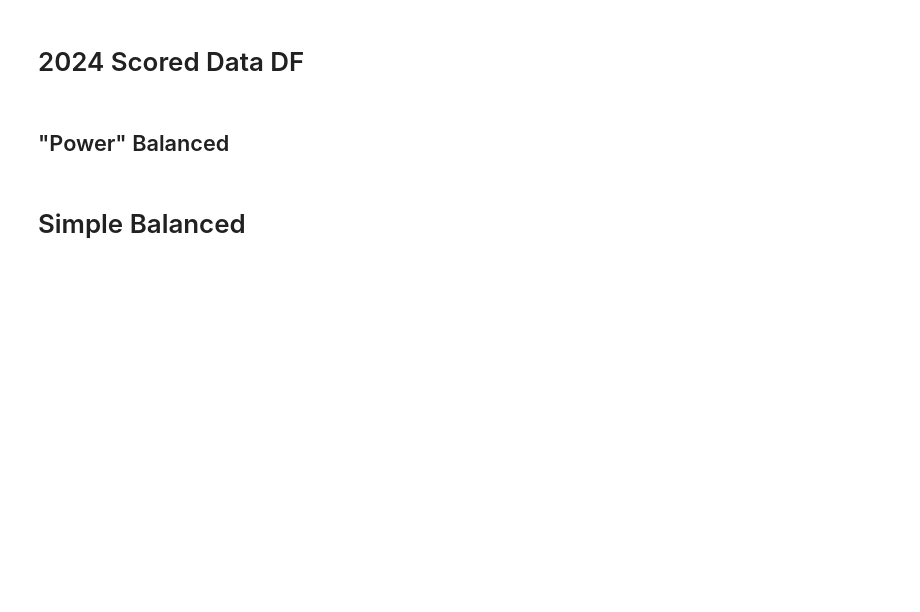
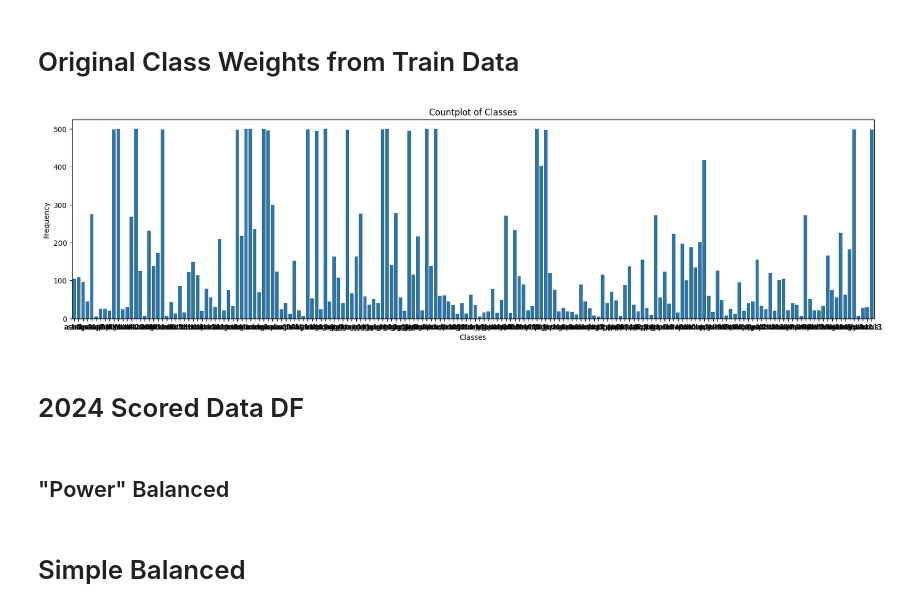
Before and after one commit to VSydorskyy/BirdCLEF_2025_2nd_place, a Jupyter notebook: notebooks/create_class_weights.ipynb, the cells around one changed output. Drawn from its saved outputs; the diff is of its cells as text; code cells hidden in the pictures; blank space fills up the shorter version.

```diff
--- a/notebooks/create_class_weights.ipynb
+++ b/notebooks/create_class_weights.ipynb
@@ -19,3 +19,22 @@ from shutil import copyfile
 from copy import deepcopy
 
 from code_base.utils import write_json, load_json
+# %% [markdown]
+# Original Class Weights from Train Data
+# %%
+df = pd.read_csv("/home/vova/data/exps/birdclef_2024/birdclef_2024/train_metadata_extended_noduplv1.csv")
+# %%
+plt.figure(figsize=(20,5))
+
+# Create a countplot
+sns.countplot(x=df["primary_label"])
+
+# Set title and labels
+plt.title('Countplot of Classes')
+plt.xlabel('Classes')
+plt.ylabel('Frequency')
+
+# Show the plot
+plt.show()
+# %% [output]
+[figure, added]
```
Also changed, not shown: parts of 7 cells of this notebook, 39 other files.
